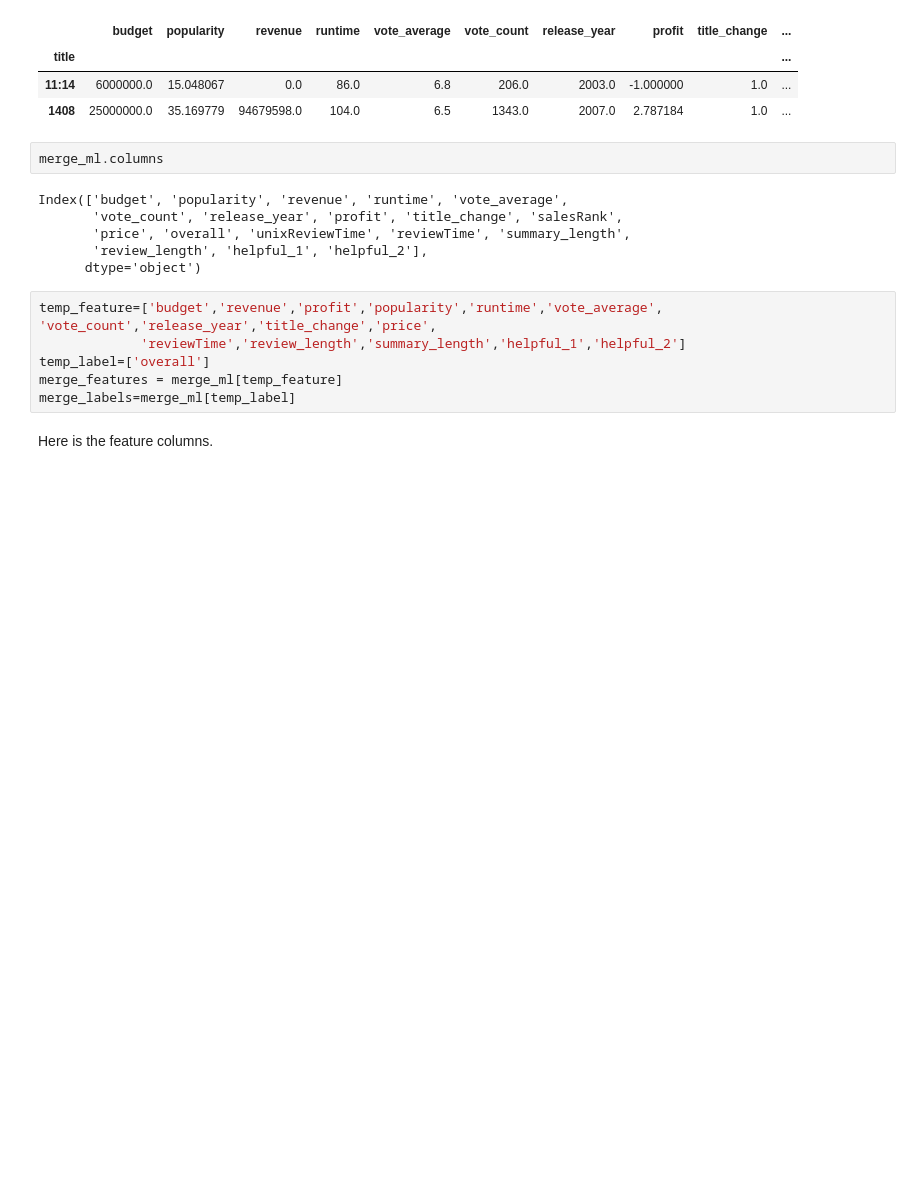
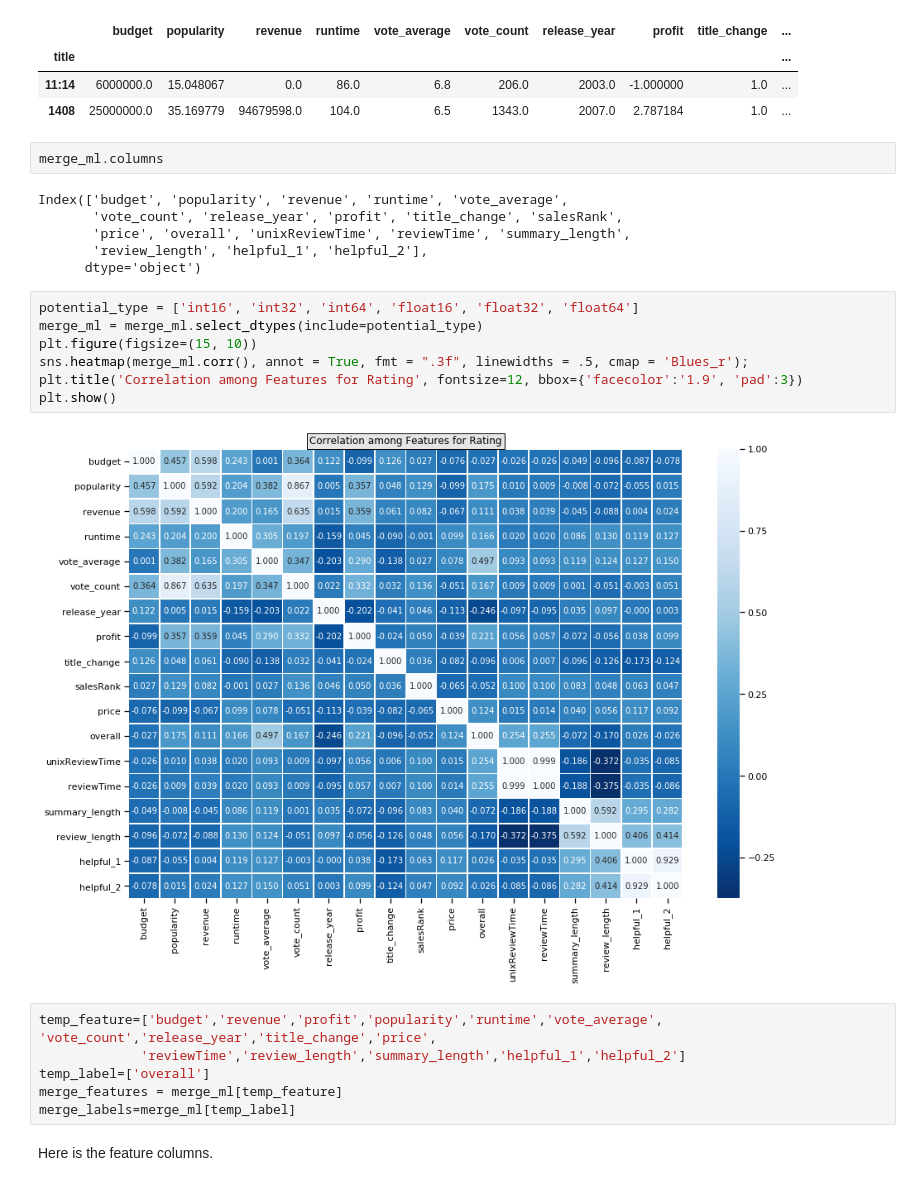
Before and after one commit to ZX-joe/Applied-Data-Analysis-How-to-make-a-hit-moive, a Jupyter notebook: ML_10.ipynb, the cells around one changed output. Drawn from its saved outputs; the diff is of its cells as text; blank space fills up the shorter version.

```diff
--- a/ML_10.ipynb
+++ b/ML_10.ipynb
@@ -958,6 +955,15 @@ Index(['budget', 'popularity', 'revenue', 'runtime', 'vote_average',
        'price', 'overall', 'unixReviewTime', 'reviewTime', 'summary_length',
        'review_length', 'helpful_1', 'helpful_2'],
       dtype='object')
+# %%
+potential_type = ['int16', 'int32', 'int64', 'float16', 'float32', 'float64']
+merge_ml = merge_ml.select_dtypes(include=potential_type)
+plt.figure(figsize=(15, 10))
+sns.heatmap(merge_ml.corr(), annot = True, fmt = ".3f", linewidths = .5, cmap = 'Blues_r');
+plt.title('Correlation among Features for Rating', fontsize=12, bbox={'facecolor':'1.9', 'pad':3})
+plt.show()
+# %% [output]
+[figure, added]
 # %%
 temp_feature=['budget','revenue','profit','popularity','runtime','vote_average', 'vote_count','release_year','title_change','price',
              'reviewTime','review_length','summary_length','helpful_1','helpful_2']
```
Also changed, not shown: parts of 24 cells of this notebook, 1 other file.
